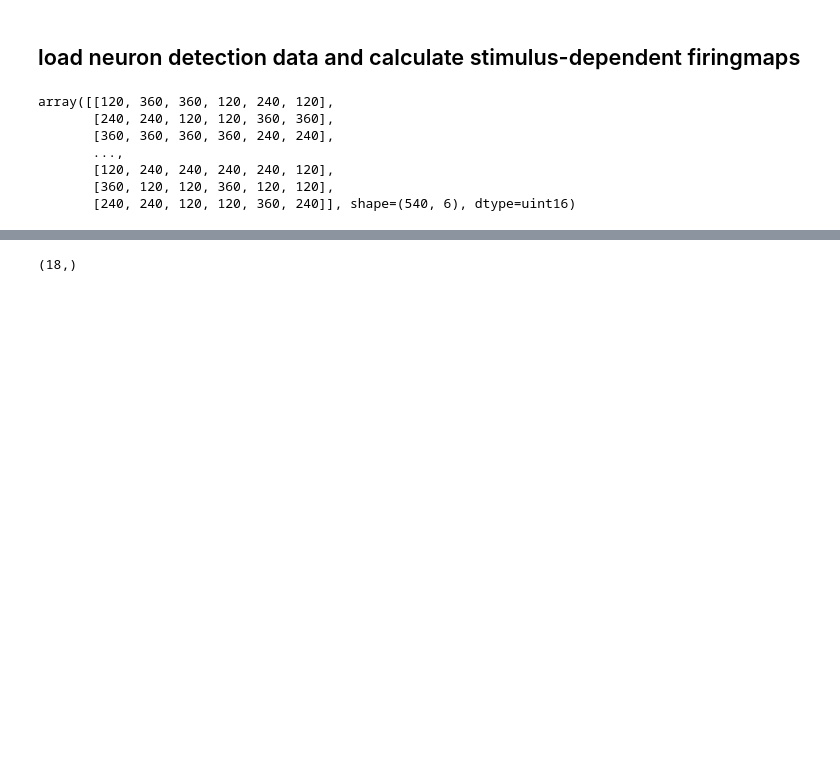
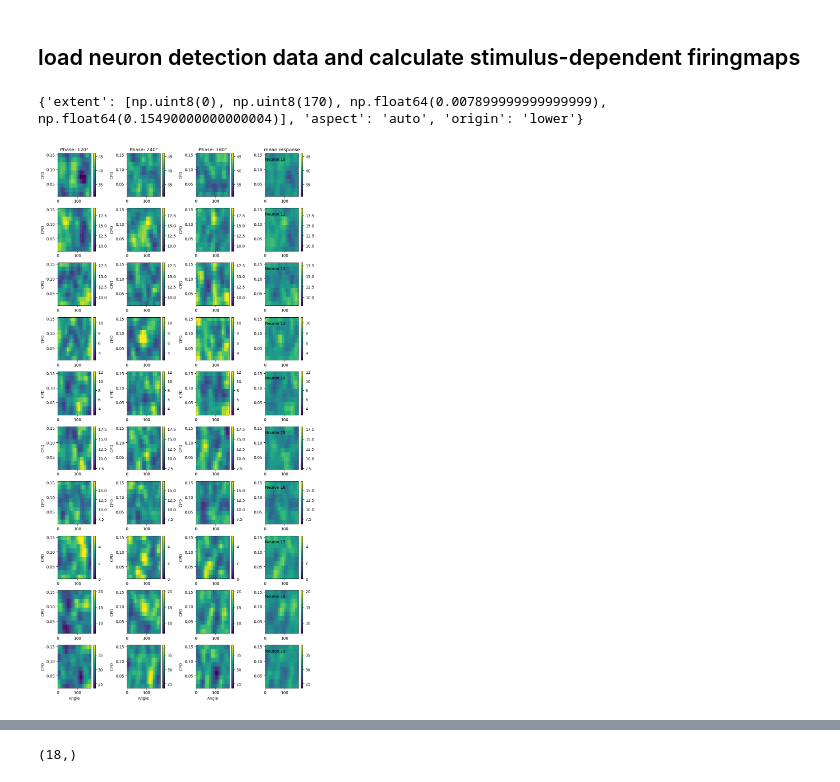
Before and after one commit to woxxel/orientation_detection, a Jupyter notebook: test.ipynb, the cells around one changed output, grey strips where cells are left out. Cells and saved outputs as stored; diff of their text form; code cells hidden in the pictures; blank space fills up the shorter version.

```diff
--- a/test.ipynb
+++ b/test.ipynb
@@ -118,14 +100,28 @@ plt.tight_layout()
 # %% [markdown]
 ## load neuron detection data and calculate stimulus-dependent firingmaps
-# %%
-# data["frame_times"].shape
-data["stimulus_clock"]
-data["stim_phases"]
-# %% [output]
-array([[120, 360, 360, 120, 240, 120],
-       [240, 240, 120, 120, 360, 360],
-       [360, 360, 360, 360, 240, 240],
-       ...,
-       [120, 240, 240, 240, 240, 120],
-       [360, 120, 120, 360, 120, 120],
-       [240, 240, 120, 120, 360, 240]], shape=(540, 6), dtype=uint16)
+# %%
+from placefield_dynamics.orientation_detection.utils.utils_analysis import (
+    calculate_firing_maps,
+    get_spikes,
+    get_unique_stimulus_values,
+)
+
+spikes = get_spikes(caiman_data["S"], f=f)
+event_counts, dwelltime = calculate_firing_maps(
+    stimulus_data=stimulus_data, spikes=spikes, dt_onset=0.2, dt_response=0.25
+)
+# %%
+from placefield_dynamics.orientation_detection.utils.utils_display import (
+    plot_firing_maps,
+)
+
+neurons = range(10, 20)
+unique_values = get_unique_stimulus_values(stimulus_data)
+plot_firing_maps(
+    firing_maps=event_counts / (dwelltime),
+    neurons=neurons,
+    unique_values=unique_values,
+)
+# %% [output]
+{'extent': [np.uint8(0), np.uint8(170), np.float64(0.007899999999999999), np.float64(0.15490000000000004)], 'aspect': 'auto', 'origin': 'lower'}
+[figure, added]
```
Also changed, not shown: parts of 12 cells of this notebook, 8 other files.
